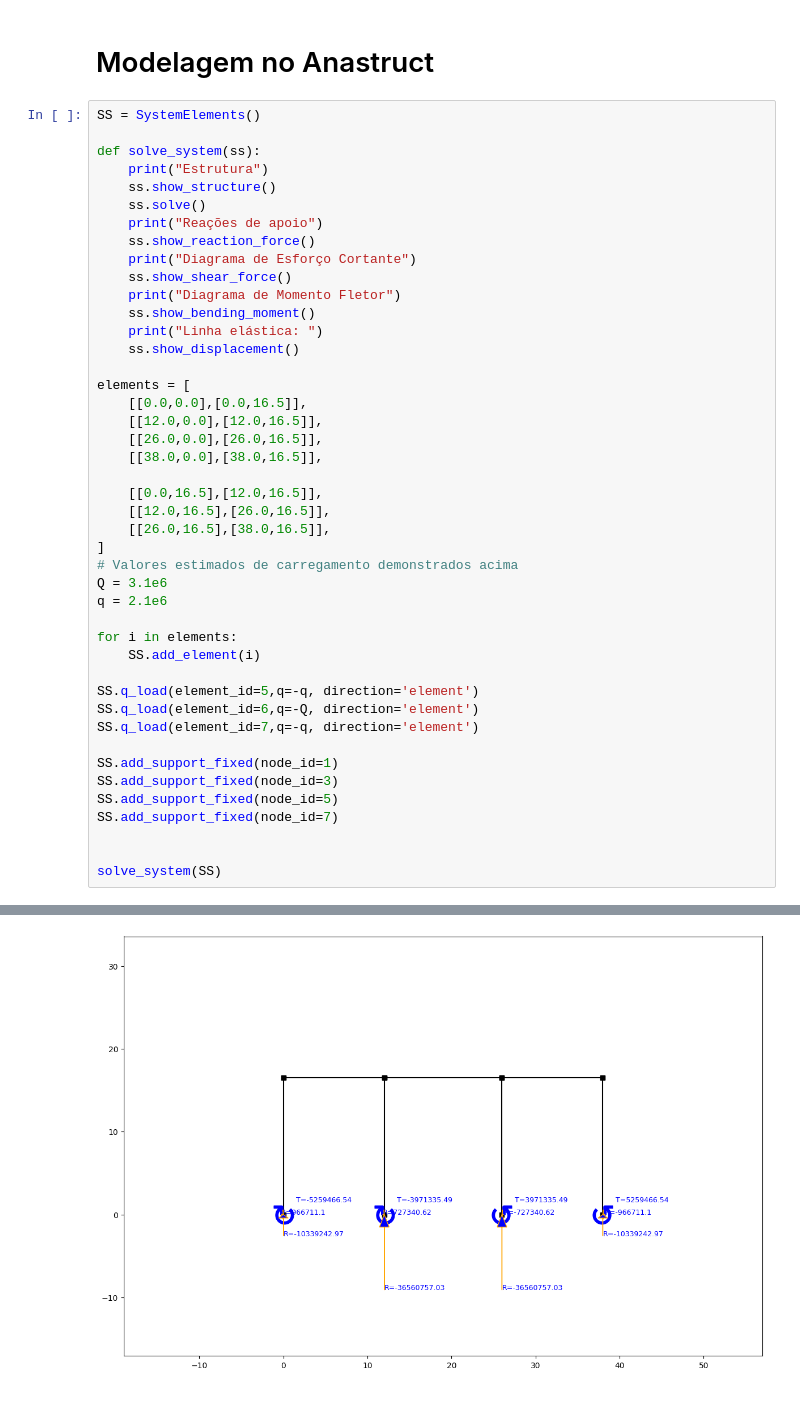
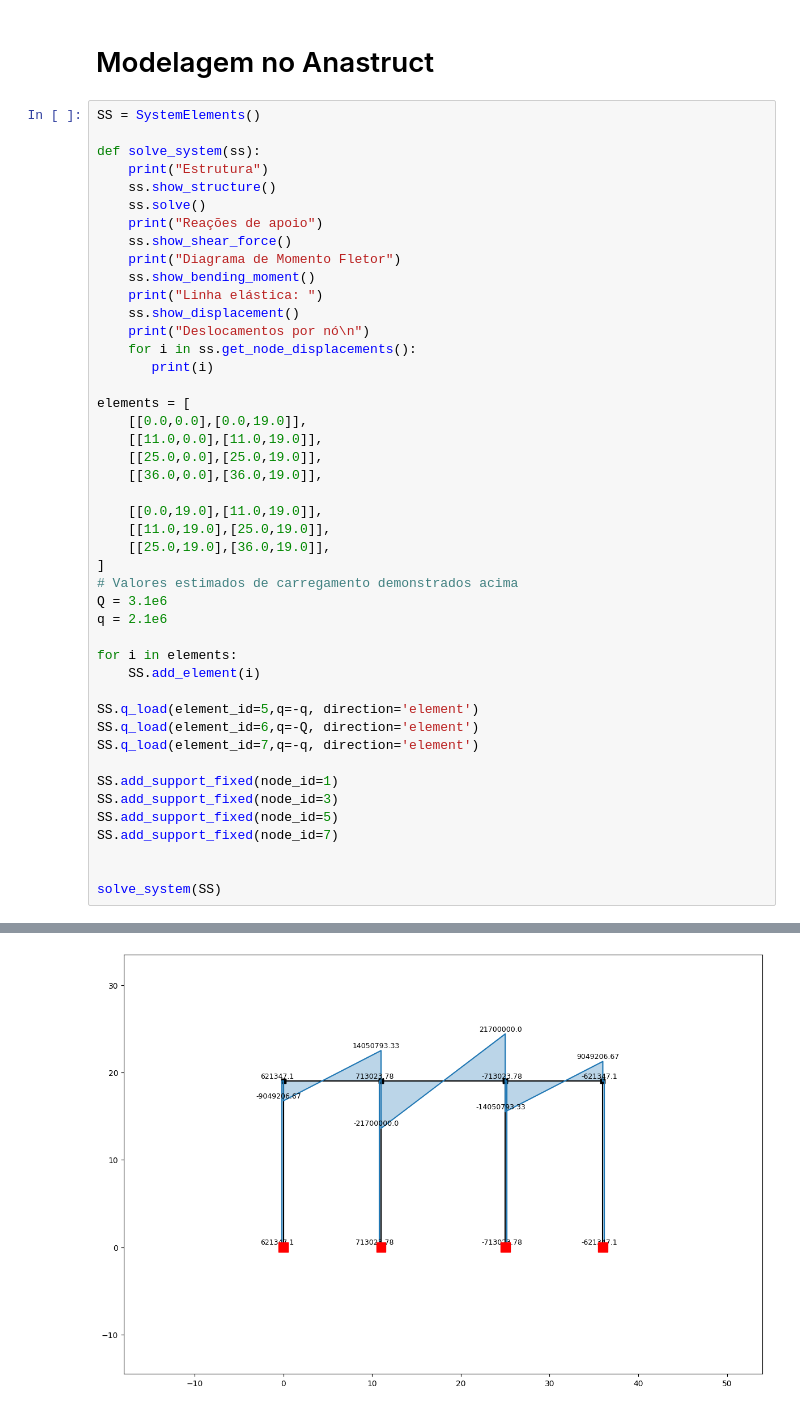
Before and after one commit to Rogire/Trabalho-MAC019, a Jupyter notebook: code/Trabalho_MAC019.ipynb, the cells around one changed output, grey strips where cells are left out. Drawn from its saved outputs; the diff is of its cells as text.

Commit message:
atualiza imagens

```diff
--- a/code/Trabalho_MAC019.ipynb
+++ b/code/Trabalho_MAC019.ipynb
@@ -187,23 +204,24 @@ def solve_system(ss):
     ss.show_structure()
     ss.solve()
     print("Reações de apoio")
-    ss.show_reaction_force()
-    print("Diagrama de Esforço Cortante")
     ss.show_shear_force()
     print("Diagrama de Momento Fletor")
     ss.show_bending_moment()
     print("Linha elástica: ")
     ss.show_displacement()
+    print("Deslocamentos por nó\n")
+    for i in ss.get_node_displacements():
+       print(i)
 
 elements = [
-    [[0.0,0.0],[0.0,16.5]],
-    [[12.0,0.0],[12.0,16.5]],
-    [[26.0,0.0],[26.0,16.5]],
-    [[38.0,0.0],[38.0,16.5]],
+    [[0.0,0.0],[0.0,19.0]],
+    [[11.0,0.0],[11.0,19.0]],
+    [[25.0,0.0],[25.0,19.0]],
+    [[36.0,0.0],[36.0,19.0]],
 
-    [[0.0,16.5],[12.0,16.5]],
-    [[12.0,16.5],[26.0,16.5]],
-    [[26.0,16.5],[38.0,16.5]],
+    [[0.0,19.0],[11.0,19.0]],
+    [[11.0,19.0],[25.0,19.0]],
+    [[25.0,19.0],[36.0,19.0]],
 ]
 # Valores estimados de carregamento demonstrados acima
 Q = 3.1e6
@@ -229,2 +247,2 @@ Estrutura
 Reações de apoio
-[figure, old version]
+[figure, new version]
```
Also changed, not shown: parts of 13 cells of this notebook, 2 other files.
